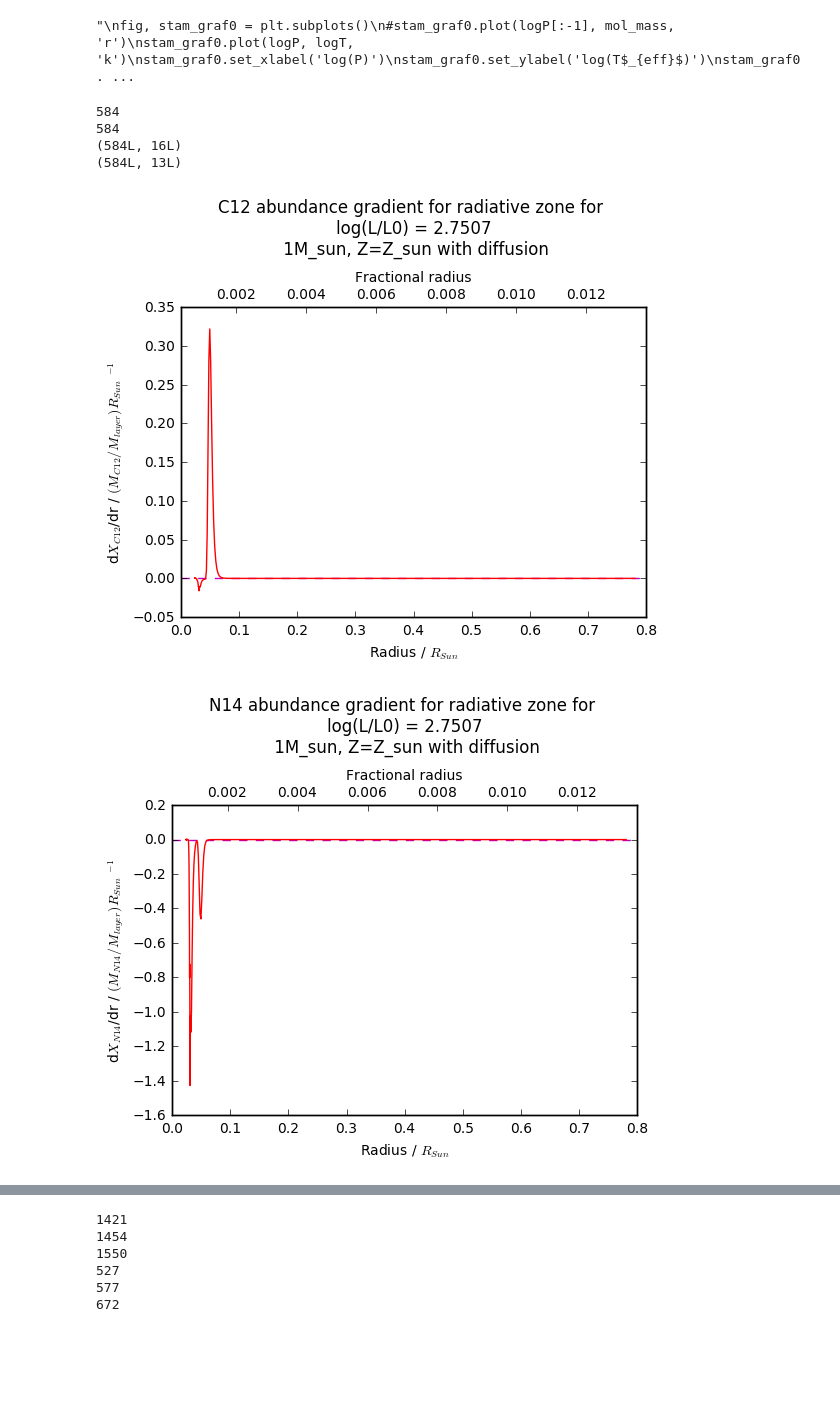
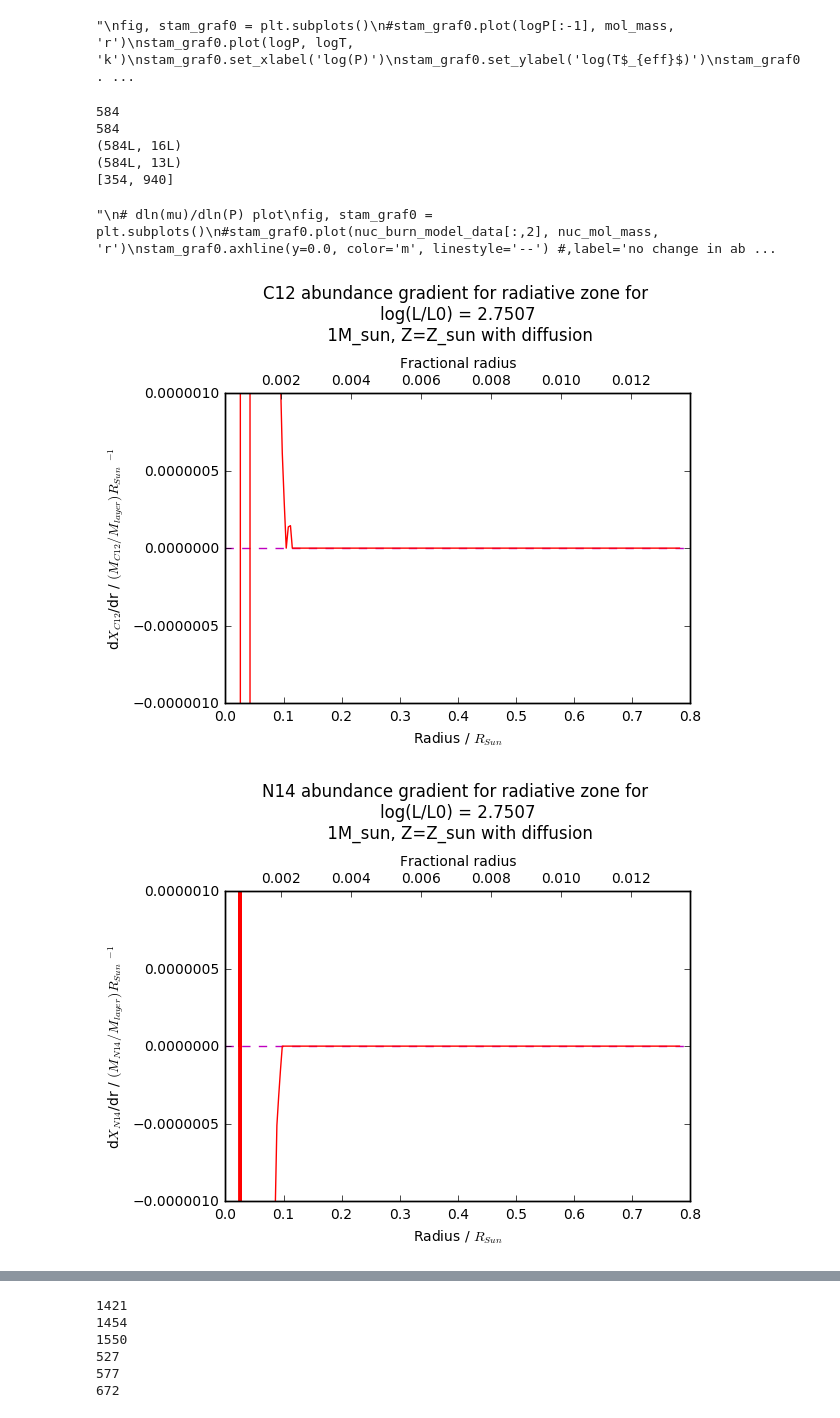
Before and after one commit to AlexlwAstro/phd_work, a Jupyter notebook: franec_stampe_plots.ipynb, the cells around one changed output, grey strips where cells are left out. Drawn from its saved outputs; the diff is of its cells as text; code cells hidden in the pictures; blank space fills up the shorter version.

Commit message:
oscillation graphs

```diff
--- a/franec_stampe_plots.ipynb
+++ b/franec_stampe_plots.ipynb
@@ -647,7 +651,13 @@ rad_zone_abund_data = focus_sync(rad_zone_model_data, abund_data)
 rad_zone_grads_data = focus_sync(rad_zone_model_data, grad_data)
 print rad_zone_abund_data.shape
 print rad_zone_grads_data.shape
+print bound_inds
 
+with open ("mu_test_data/2_7507_rad_stuff","w") as f:
+    for i in range(len(rad_zone_model_data[:,0])):
+        rad_zone_model_data[i,1].tofile(f," "),f.write(' '),rad_zone_grads_data[i,6].tofile(f," "),f.write(' '),rad_zone_grads_data[i,7].tofile(f," "),f.write(' '),rad_zone_grads_data[i,4].tofile(f," ")
+        f.write('\n')
+""""""
 # Carbon-12 plot
 fig, stam_graf0 = plt.subplots()
 #stam_graf0.plot(nuc_burn_model_data[:,2], nuc_mol_mass, 'r')
@@ -663,10 +673,10 @@ frac_x = stam_graf0.twiny()
 frac_x.set_xlim(rad_zone_model_data[0,1],rad_zone_model_data[-1,1])
 frac_x.set_xlabel('Fractional radius')
 
-#stam_graf0.set_xlim([0.03, 0.001])
+stam_graf0.set_ylim([-1e-06, 1e-06])
 #plt.show()
 stam_graf0.set_title('C12 abundance gradient for radiative zone for \nlog(L/L0) = 2.7507\n 1M_sun, Z=Z_sun with diffusion', y=1.15)
-fig.savefig('mu_test_data/mu_test_graphs/rad_logL=2.7507_C12_radius_gradient.pdf', bbox_inches='tight')
+fig.savefig('mu_test_data/mu_test_graphs/rad_logL=2.7507_C12_radius_gradient_focus.pdf', bbox_inches='tight')
 
 # Nitrogen-14 plot
 fig, stam_graf0 = plt.subplots()
@@ -682,36 +692,58 @@ stam_graf0.set_ylabel('d$X_{N14}$/dr / $(M_{N14}/M_{layer}) R_{Sun}$ $^{-1}$')
 frac_x = stam_graf0.twiny()
 frac_x.set_xlim(rad_zone_model_data[0,1],rad_zone_model_data[-1,1])
 frac_x.set_xlabel('Fractional radius')
 
-#stam_graf0.set_ylim([-0.0003, 0.001])
+stam_graf0.set_ylim([-1e-06, 1e-06])
 #plt.show()
 stam_graf0.set_title('N14 abundance gradient for radiative zone for \nlog(L/L0) = 2.7507\n 1M_sun, Z=Z_sun with diffusion', y=1.15)
-fig.savefig('mu_test_data/mu_test_graphs/rad_logL=2.7507_N14_radius_gradient.pdf', bbox_inches='tight')
+fig.savefig('mu_test_data/mu_test_graphs/rad_logL=2.7507_N14_radius_gradient_focus.pdf', bbox_inches='tight')
 
+"""
+# dln(mu)/dln(P) plot
+fig, stam_graf0 = plt.subplots()
+#stam_graf0.plot(nuc_burn_model_data[:,2], nuc_mol_mass, 'r')
+stam_graf0.axhline(y=0.0, color='m', linestyle='--') #,label='no change in abundance'
+# nuc_dXLi7_dr_correction/rad_fraction_to_Rsun
+stam_graf0.plot(rad_zone_model_data[:,1]*(first_line_R), rad_zone_grads_data[:,4], 'r')#, label='(k-1) to (k+1)'
+stam_graf0.set_xlabel('Radius / $R_{Sun}$')
+stam_graf0.set_ylabel(r'$\nabla_{\mu}$')
+#plt.legend(loc='upper left', bbox_to_anchor=(0.5, 0.5))
+
+#add fractional radius label to plot
+frac_x = stam_graf0.twiny()
+frac_x.set_xlim(rad_zone_model_data[0,1],rad_zone_model_data[-1,1])
+frac_x.set_xlabel('Fractional radius')
+
+stam_graf0.set_ylim([-1e-06, 1e-06])
+#plt.show()
+stam_graf0.set_title('dln(mu)/dln(P) for radiative zone for \nlog(L/L0) = 2.7507\n 1M_sun, Z=Z_sun with diffusion', y=1.15)
+fig.savefig('mu_test_data/mu_test_graphs/rad_logL=2.7507_nabla_mu_focus.pdf', bbox_inches='tight')
 
 # dln(mu)/dln(P) plot
 fig, stam_graf0 = plt.subplots()
 #stam_graf0.plot(nuc_burn_model_data[:,2], nuc_mol_mass, 'r')
 stam_graf0.axhline(y=0.0, color='m', linestyle='--') #,label='no change in abundance'
 # nuc_dXLi7_dr_correction/rad_fraction_to_Rsun
 stam_graf0.plot(rad_zone_model_data[:,1]*(first_line_R), rad_zone_grads_data[:,4], 'r')#, label='(k-1) to (k+1)'
 stam_graf0.set_xlabel('Radius / $R_{Sun}$')
 stam_graf0.set_ylabel(r'$\nabla_{\mu}$')
 #plt.legend(loc='upper left', bbox_to_anchor=(0.5, 0.5))
 
 #add fractional radius label to plot
 frac_x = stam_graf0.twiny()
 frac_x.set_xlim(rad_zone_model_data[0,1],rad_zone_model_data[-1,1])
 frac_x.set_xlabel('Fractional radius')
 
-#stam_graf0.set_ylim([-0.0003, 0.001])
+#stam_graf0.set_ylim([-1e-04, 1e-04])
 #plt.show()
 stam_graf0.set_title('dln(mu)/dln(P) for radiative zone for \nlog(L/L0) = 2.7507\n 1M_sun, Z=Z_sun with diffusion', y=1.15)
-fig.savefig('mu_test_data/mu_test_graphs/rad_logL=2.7507_nabla_mu.pdf', bbox_inches='tight')
+fig.savefig('mu_test_data/mu_test_graphs/rad_logL=2.7507_nabla_mu.pdf', bbox_inches='tight')"""
 # %% [output]
 584
 584
 (584L, 16L)
 (584L, 13L)
+[354, 940]
+"\n# dln(mu)/dln(P) plot\nfig, stam_graf0 = plt.subplots()\n#stam_graf0.plot(nuc_burn_model_data[:,2], nuc_mol_mass, 'r')\nstam_graf0.axhline(y=0.0, color='m', linestyle='--') #,label='no change in ab ...
-[figure, old version]
+[figure, new version]
-[figure, old version]
+[figure, new version]
```
Also changed, not shown: parts of 2 cells of this notebook, 16 other files.
